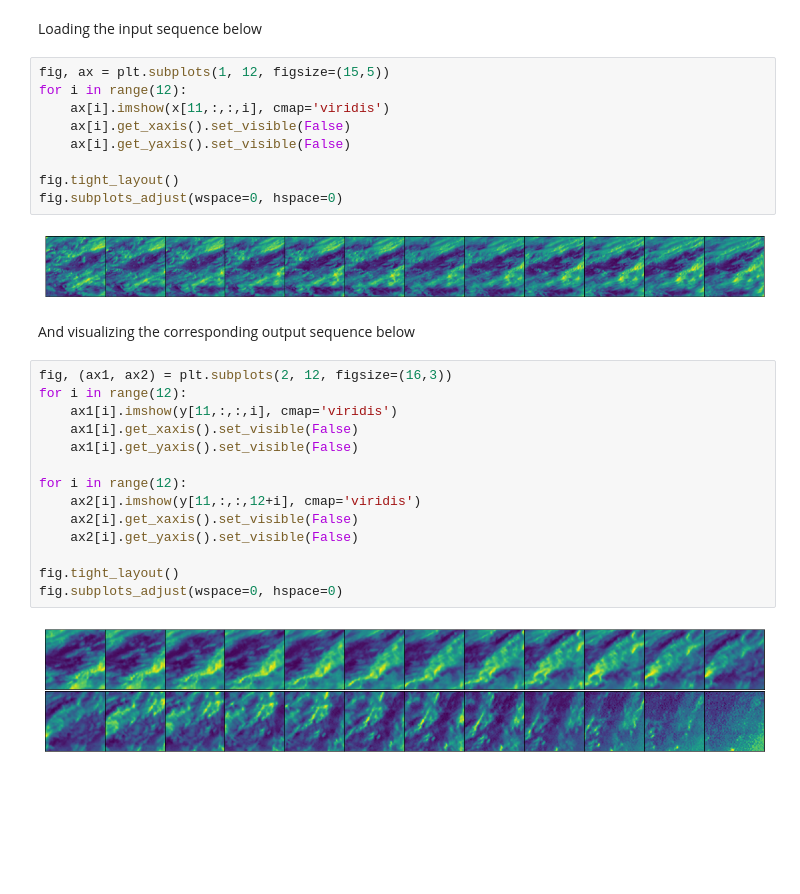
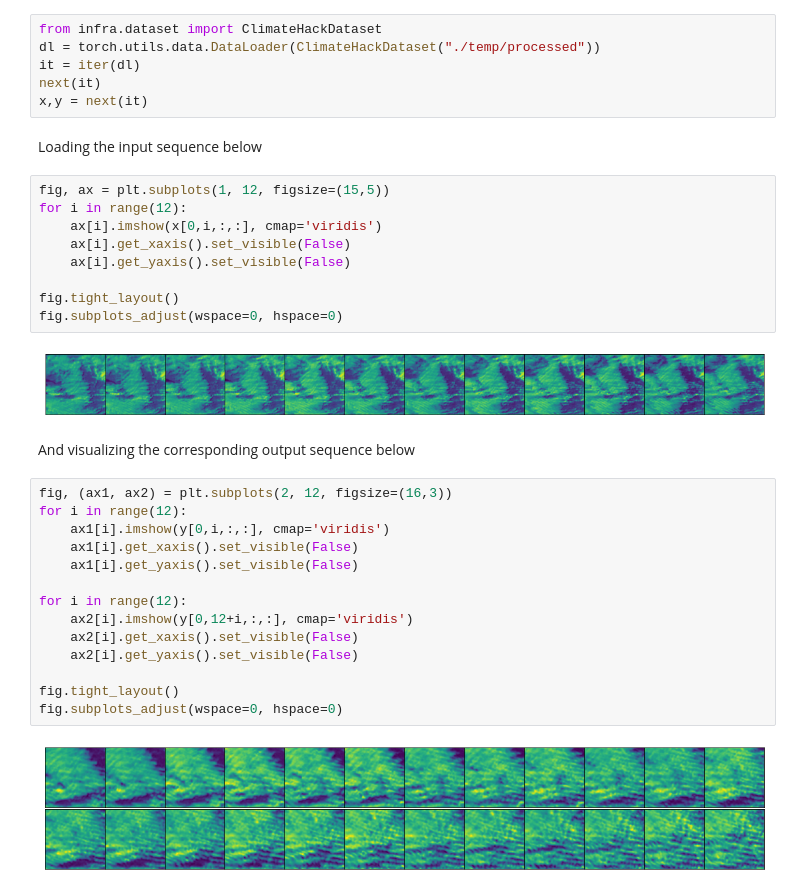
Before and after one commit to skunichetty/climate-hack, a Jupyter notebook: preprocess.ipynb, the cells around one changed output. Saved outputs shown, nothing was run; the diff lists cells and outputs as text; blank space fills up the shorter version.

```diff
--- a/preprocess.ipynb
+++ b/preprocess.ipynb
@@ -283,31 +223,37 @@ print(y.shape)
+# %%
+from infra.dataset import ClimateHackDataset
+dl = torch.utils.data.DataLoader(ClimateHackDataset("./temp/processed"))
+it = iter(dl)
+next(it)
+x,y = next(it)
 # %% [markdown]
 Loading the input sequence below
 # %%
 fig, ax = plt.subplots(1, 12, figsize=(15,5))
 for i in range(12):
-    ax[i].imshow(x[11,:,:,i], cmap='viridis')
+    ax[i].imshow(x[0,i,:,:], cmap='viridis')
     ax[i].get_xaxis().set_visible(False)
     ax[i].get_yaxis().set_visible(False)
 
 fig.tight_layout()
 fig.subplots_adjust(wspace=0, hspace=0)
 # %% [output]
-[figure, old version]
+[figure, new version]
 # %% [markdown]
 And visualizing the corresponding output sequence below
 # %%
 fig, (ax1, ax2) = plt.subplots(2, 12, figsize=(16,3))
 for i in range(12):
-    ax1[i].imshow(y[11,:,:,i], cmap='viridis')
+    ax1[i].imshow(y[0,i,:,:], cmap='viridis')
     ax1[i].get_xaxis().set_visible(False)
     ax1[i].get_yaxis().set_visible(False)
 
 for i in range(12):
-    ax2[i].imshow(y[11,:,:,12+i], cmap='viridis')
+    ax2[i].imshow(y[0,12+i,:,:], cmap='viridis')
     ax2[i].get_xaxis().set_visible(False)
     ax2[i].get_yaxis().set_visible(False)
 
 fig.tight_layout()
 fig.subplots_adjust(wspace=0, hspace=0)
 # %% [output]
-[figure, old version]
+[figure, new version]
```
Also changed, not shown: parts of 10 cells of this notebook, 1 other file.
